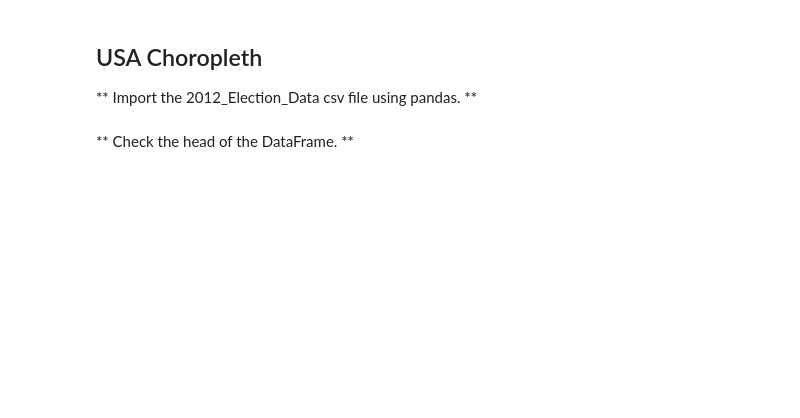
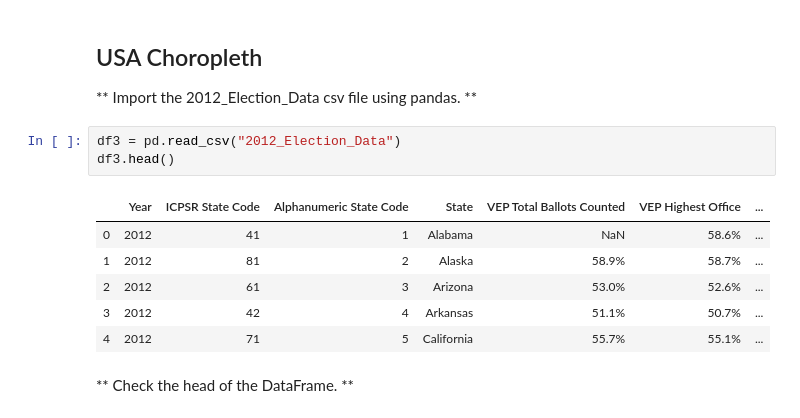
Before and after one commit to jonnohuang/Python-for-Data-Science-and-Machine-Learning-Bootcamp, a Jupyter notebook: 09-Geographical-Plotting/02-Choropleth Maps Exercise.ipynb, the cells around one changed output. Saved outputs shown, nothing was run; the diff lists cells and outputs as text; blank space fills up the shorter version.

```diff
--- a/09-Geographical-Plotting/02-Choropleth Maps Exercise.ipynb
+++ b/09-Geographical-Plotting/02-Choropleth Maps Exercise.ipynb
@@ -36,5 +125,15 @@ iplot(choromap,validate=False)
 ## USA Choropleth
 
 ** Import the 2012_Election_Data csv file using pandas. **
+# %%
+df3 = pd.read_csv("2012_Election_Data")
+df3.head()
+# %% [output]
+|  | Year | ICPSR State Code | Alphanumeric State Code | State | VEP Total Ballots Counted | VEP Highest Office | ... |
+| 0 | 2012 | 41 | 1 | Alabama | NaN | 58.6% | ... |
+| 1 | 2012 | 81 | 2 | Alaska | 58.9% | 58.7% | ... |
+| 2 | 2012 | 61 | 3 | Arizona | 53.0% | 52.6% | ... |
+| 3 | 2012 | 42 | 4 | Arkansas | 51.1% | 50.7% | ... |
+| 4 | 2012 | 71 | 5 | California | 55.7% | 55.1% | ... |
 # %% [markdown]
 ** Check the head of the DataFrame. **
```
Also changed, not shown: parts of 16 cells of this notebook, 4 other files.
